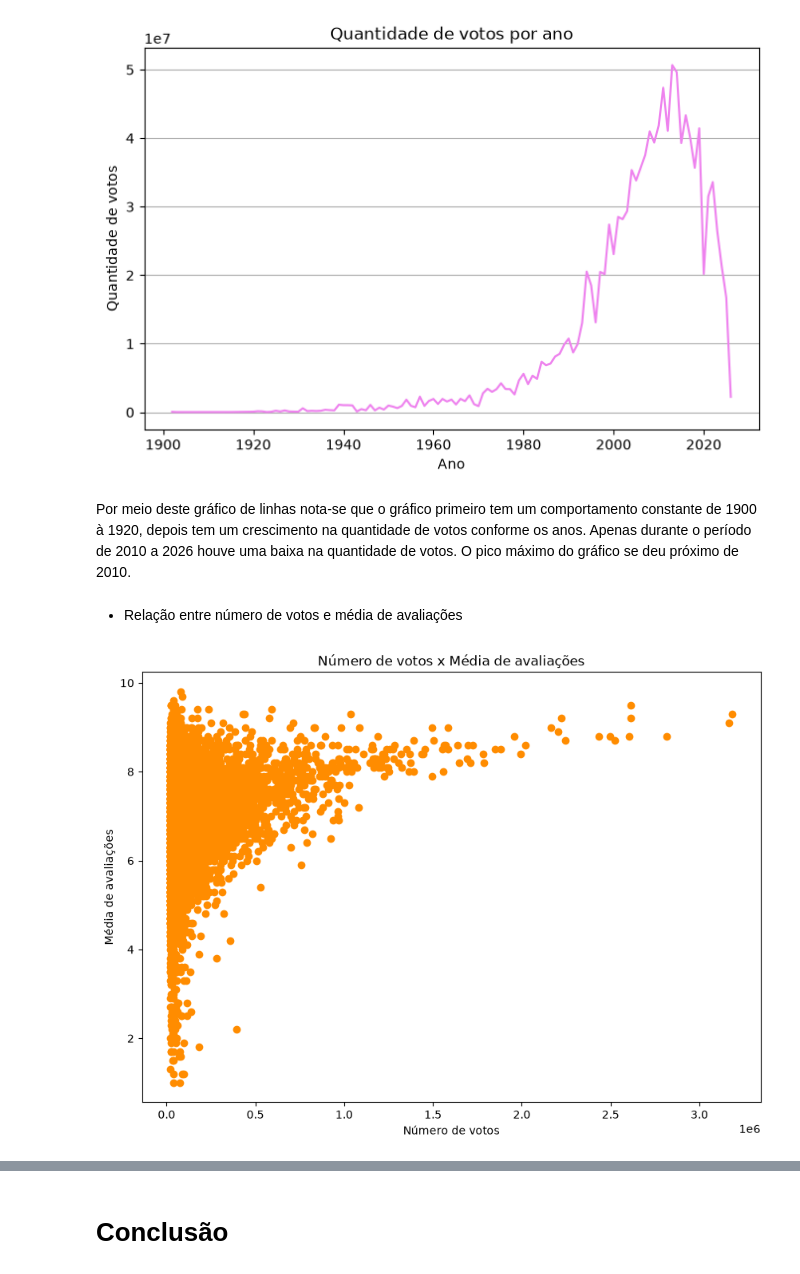
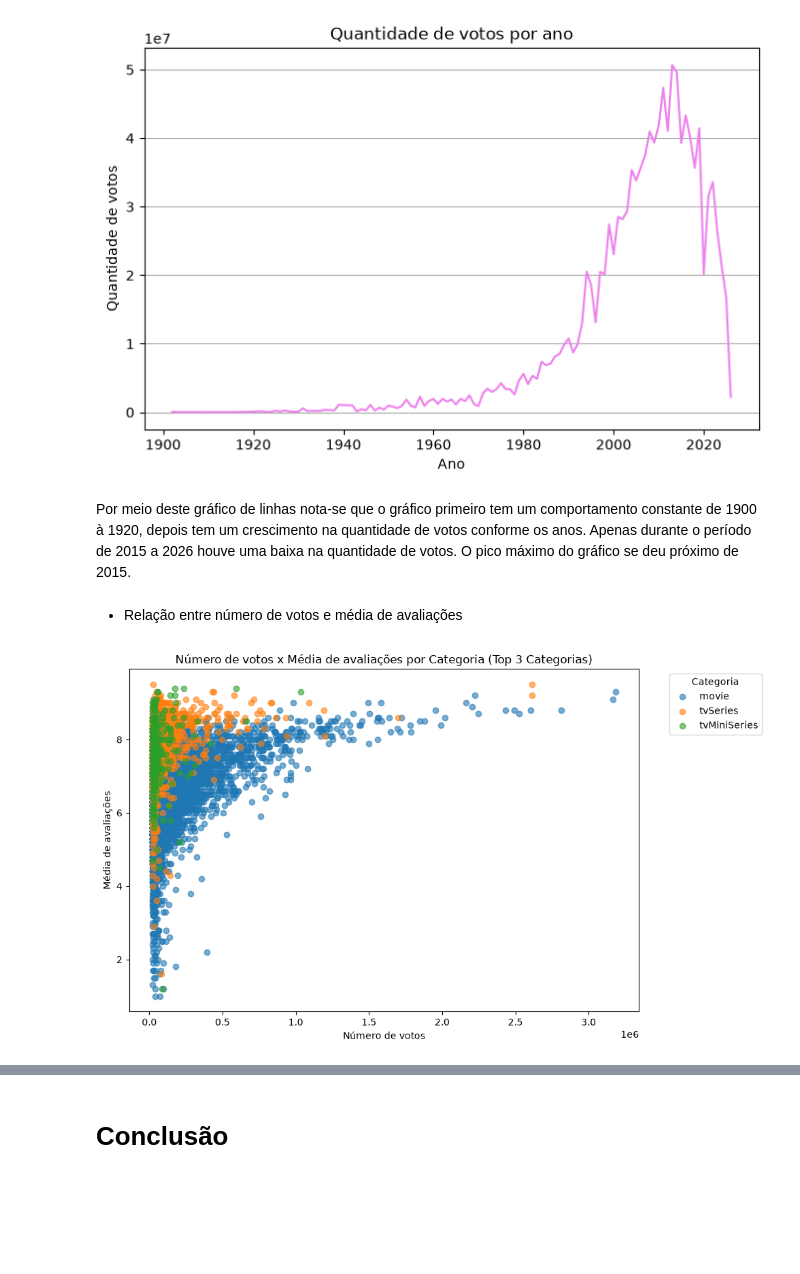
Before and after one commit to Lana230/analise_filmes_series, a Jupyter notebook: main.ipynb, the cells around one changed output, grey strips where cells are left out. Drawn from its saved outputs; the diff is of its cells as text; code cells hidden in the pictures; blank space fills up the shorter version.

```diff
--- a/main.ipynb
+++ b/main.ipynb
@@ -421,19 +393,28 @@ plt.show()
 # %% [output]
 [figure]
 # %% [markdown]
-Por meio deste gráfico de linhas nota-se que o gráfico primeiro tem um comportamento constante de 1900 à 1920, depois tem um crescimento na quantidade de votos conforme os anos. Apenas durante o período de 2010 a 2026 houve uma baixa na quantidade de votos. O pico máximo do gráfico se deu próximo de 2010.
+Por meio deste gráfico de linhas nota-se que o gráfico primeiro tem um comportamento constante de 1900 à 1920, depois tem um crescimento na quantidade de votos conforme os anos. Apenas durante o período de 2015 a 2026 houve uma baixa na quantidade de votos. O pico máximo do gráfico se deu próximo de 2015.
 # %% [markdown]
 - Relação entre número de votos e média de avaliações
 # %%
 #Gráfico de dispersão(scatter)
-plt.figure(figsize=(10,7))
-plt.scatter(df_renomeado["Numero_Votos"], df_renomeado["Media_Avaliacao"], color="darkorange")
-plt.title("Número de votos x Média de avaliações")
+top3_categorias = df_renomeado['Categoria'].value_counts().nlargest(3).index
+df_top3 = df_renomeado[df_renomeado['Categoria'].isin(top3_categorias)]
+
+plt.figure(figsize=(10,6))
+
+for categoria in top3_categorias:
+    subset = df_top3[df_top3['Categoria'] == categoria]
+    plt.scatter(subset['Numero_Votos'], subset['Media_Avaliacao'], label=categoria, alpha=0.6)
+
+
+plt.title("Número de votos x Média de avaliações por Categoria (Top 3 Categorias)")
 plt.xlabel("Número de votos")
 plt.ylabel("Média de avaliações")
+
+plt.legend(title="Categoria", bbox_to_anchor=(1.05, 1), loc='upper left')
+plt.tight_layout()
 plt.show()
-
-#checar se há uma nova forma de exibir o gráfico de dispersão, considerar as categorias
 # %% [output]
-[figure, old version]
+[figure, new version]
 # %% [markdown]
```
Also changed, not shown: parts of 16 cells of this notebook.
